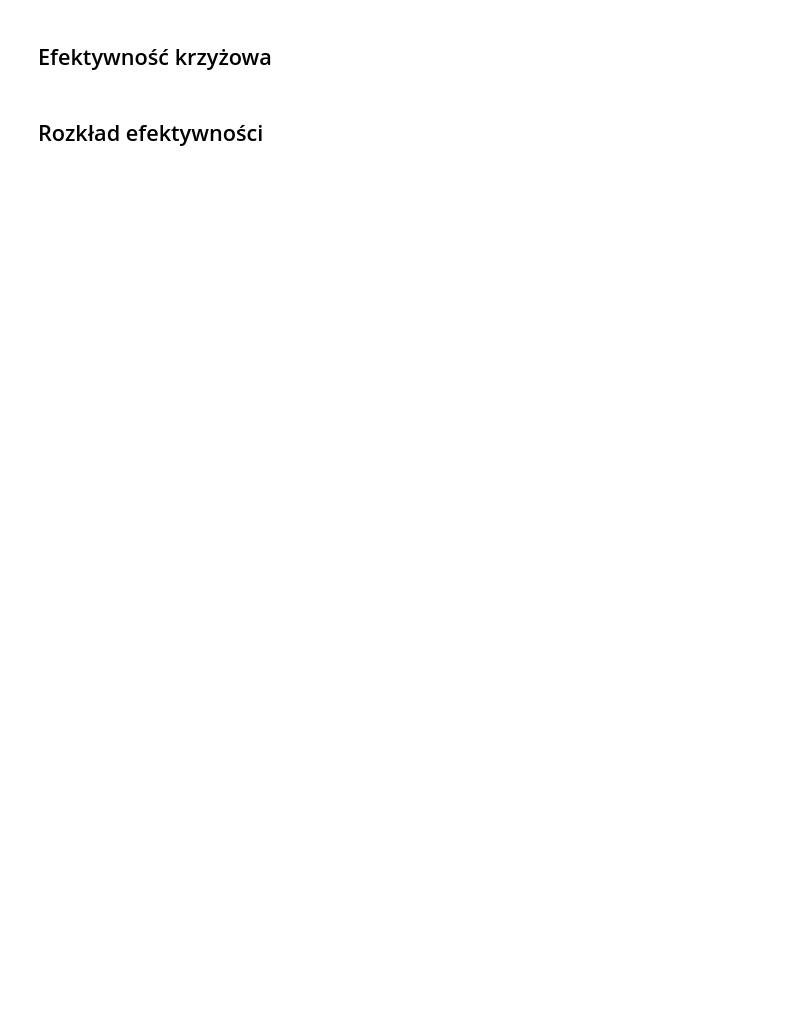
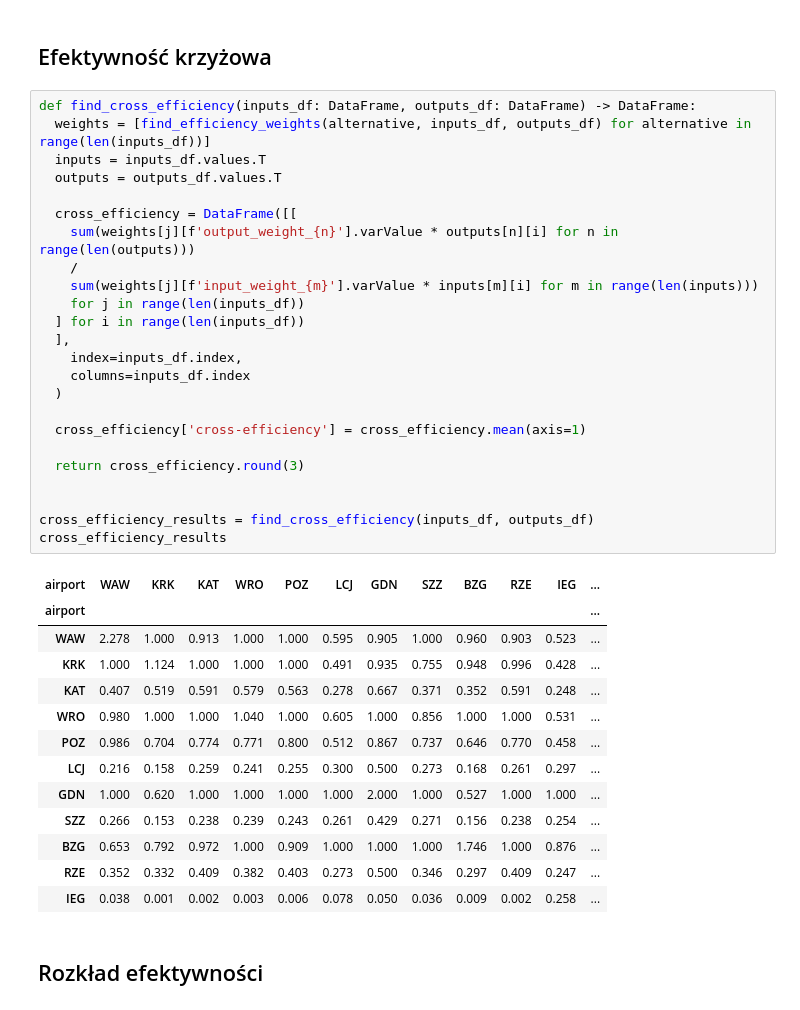
Before and after one commit to Mimikkk/2023-iswd, a Jupyter notebook: project-4-dea/raport.ipynb, the cells around one changed output. Drawn from its saved outputs; the diff is of its cells as text; blank space fills up the shorter version.

```diff
--- a/project-4-dea/raport.ipynb
+++ b/project-4-dea/raport.ipynb
@@ -310,4 +332,42 @@ Super-efficiency for alternative IEG 11: 25.85%
 # %% [markdown]
 ## Efektywność krzyżowa
+# %%
+def find_cross_efficiency(inputs_df: DataFrame, outputs_df: DataFrame) -> DataFrame:
+  weights = [find_efficiency_weights(alternative, inputs_df, outputs_df) for alternative in range(len(inputs_df))]
+  inputs = inputs_df.values.T
+  outputs = outputs_df.values.T
+
+  cross_efficiency = DataFrame([[
+    sum(weights[j][f'output_weight_{n}'].varValue * outputs[n][i] for n in range(len(outputs)))
+    /
+    sum(weights[j][f'input_weight_{m}'].varValue * inputs[m][i] for m in range(len(inputs)))
+    for j in range(len(inputs_df))
+  ] for i in range(len(inputs_df))
+  ],
+    index=inputs_df.index,
+    columns=inputs_df.index
+  )
+
+  cross_efficiency['cross-efficiency'] = cross_efficiency.mean(axis=1)
+
+  return cross_efficiency.round(3)
+
+
+cross_efficiency_results = find_cross_efficiency(inputs_df, outputs_df)
+cross_efficiency_results
+# %% [output]
+| airport | WAW | KRK | KAT | WRO | POZ | LCJ | GDN | SZZ | BZG | RZE | IEG | ... |
+| airport |  |  |  |  |  |  |  |  |  |  |  | ... |
+| WAW | 2.278 | 1.000 | 0.913 | 1.000 | 1.000 | 0.595 | 0.905 | 1.000 | 0.960 | 0.903 | 0.523 | ... |
+| KRK | 1.000 | 1.124 | 1.000 | 1.000 | 1.000 | 0.491 | 0.935 | 0.755 | 0.948 | 0.996 | 0.428 | ... |
+| KAT | 0.407 | 0.519 | 0.591 | 0.579 | 0.563 | 0.278 | 0.667 | 0.371 | 0.352 | 0.591 | 0.248 | ... |
+| WRO | 0.980 | 1.000 | 1.000 | 1.040 | 1.000 | 0.605 | 1.000 | 0.856 | 1.000 | 1.000 | 0.531 | ... |
+| POZ | 0.986 | 0.704 | 0.774 | 0.771 | 0.800 | 0.512 | 0.867 | 0.737 | 0.646 | 0.770 | 0.458 | ... |
+| LCJ | 0.216 | 0.158 | 0.259 | 0.241 | 0.255 | 0.300 | 0.500 | 0.273 | 0.168 | 0.261 | 0.297 | ... |
+| GDN | 1.000 | 0.620 | 1.000 | 1.000 | 1.000 | 1.000 | 2.000 | 1.000 | 0.527 | 1.000 | 1.000 | ... |
+| SZZ | 0.266 | 0.153 | 0.238 | 0.239 | 0.243 | 0.261 | 0.429 | 0.271 | 0.156 | 0.238 | 0.254 | ... |
+| BZG | 0.653 | 0.792 | 0.972 | 1.000 | 0.909 | 1.000 | 1.000 | 1.000 | 1.746 | 1.000 | 0.876 | ... |
+| RZE | 0.352 | 0.332 | 0.409 | 0.382 | 0.403 | 0.273 | 0.500 | 0.346 | 0.297 | 0.409 | 0.247 | ... |
+| IEG | 0.038 | 0.001 | 0.002 | 0.003 | 0.006 | 0.078 | 0.050 | 0.036 | 0.009 | 0.002 | 0.258 | ... |
 # %% [markdown]
 ## Rozkład efektywności
```
Also changed, not shown: parts of 17 cells of this notebook, 1 other file.
